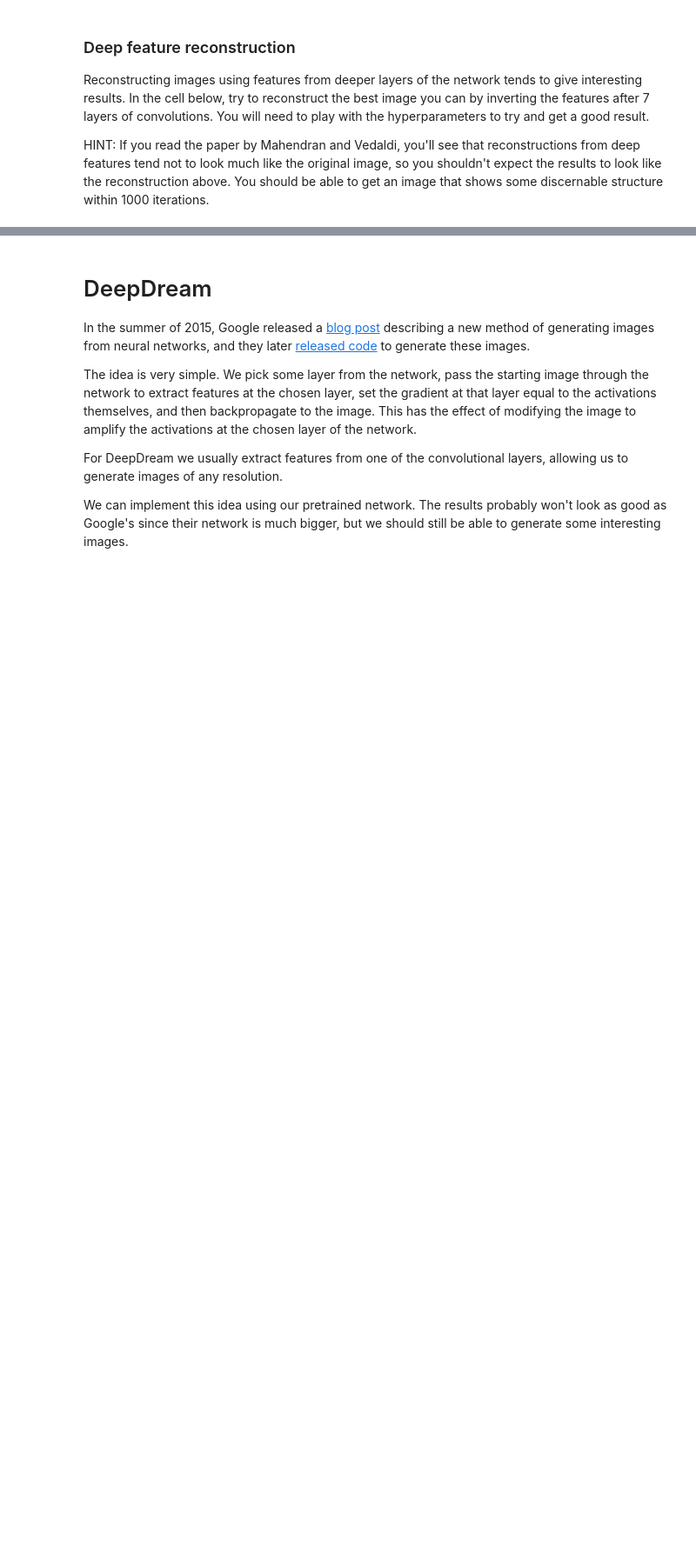
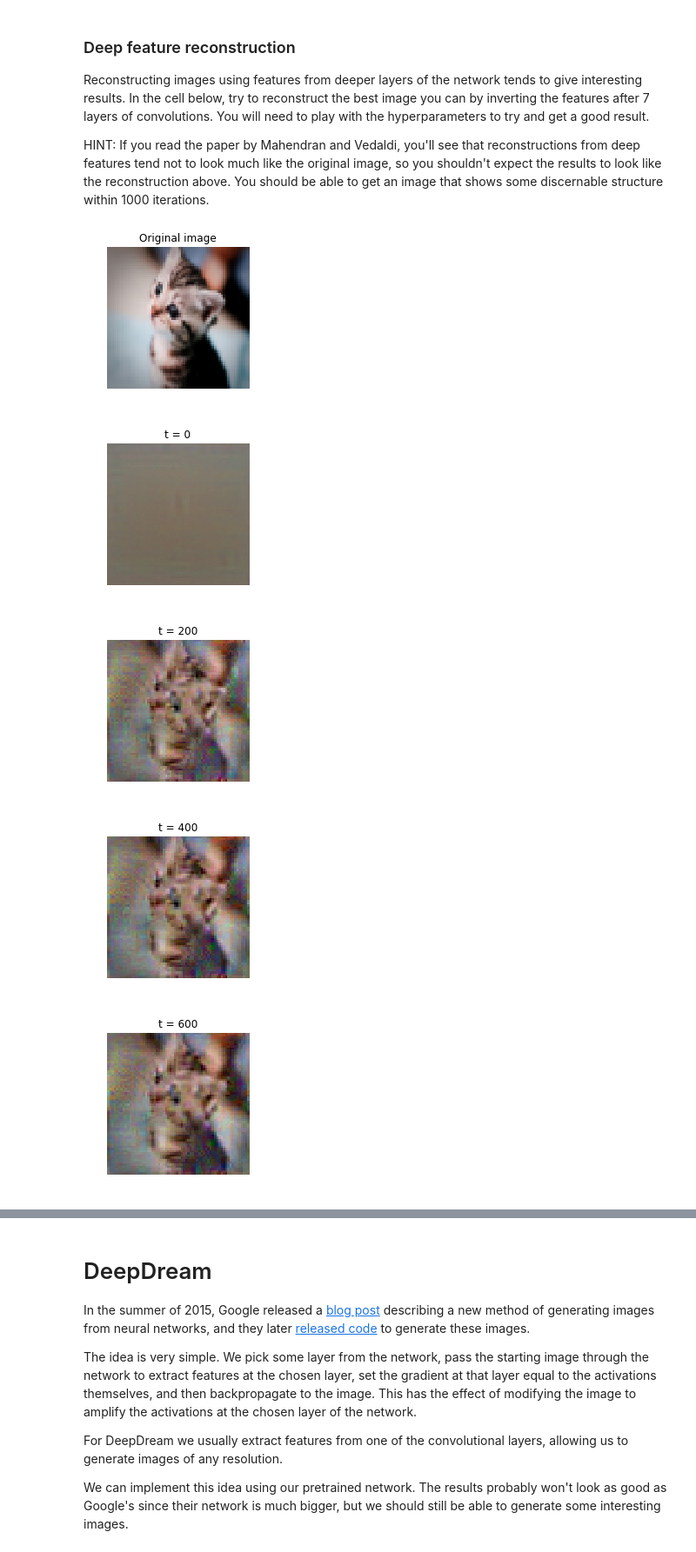
Before and after one commit to gody7334/cs231n_assignment, a Jupyter notebook: assignment3/ImageGeneration.ipynb, the cells around one changed output, grey strips where cells are left out. Shown at 87% size. Cells and saved outputs as stored; diff of their text form; code cells hidden in the pictures; blank space fills up the shorter version.

```diff
--- a/assignment3/ImageGeneration.ipynb
+++ b/assignment3/ImageGeneration.ipynb
@@ -181,7 +200,14 @@ def invert_features(target_feats, layer, model, **kwargs):
     # large pixel values in the generated image using the l2_reg parameter;    #
     # then update the generated image using the learning_rate from above.      #
     ############################################################################
-    pass
+    # E = sum(target_feats - X_score )**2/sum(XT_score**2) + reg*sum(X**2)
+    # dE/dX = -2*(target_feats - X_score) + 2*X
+
+    X_score, X_cache = model.forward(X,mode='test',end=layer)
+    dX_score = -2*(target_feats - X_score)
+    dX, grads = model.backward(dX_score, X_cache)
+    # Remove the diff (gradient decent)
+    X-=learning_rate*(dX+l2_reg*(X*2))
     ############################################################################
     #                             END OF YOUR CODE                             #
     ############################################################################
@@ -237,28 +270,34 @@ HINT: If you read the paper by Mahendran and Vedaldi, you'll see that reconstruc
 # %%
 filename = 'kitten.jpg'
 layer = 6 # layers start from 0 so these are features after 7 convolutions
 img = imresize(imread(filename), (64, 64))
 
 plt.imshow(img)
 plt.gcf().set_size_inches(3, 3)
 plt.title('Original image')
 plt.axis('off')
 plt.show()
 
 # Preprocess the image before passing it to the network:
 # subtract the mean, add a dimension, etc
 img_pre = preprocess_image(img, data['mean_image'])
 
 # Extract features from the image
 feats, _ = model.forward(img_pre, end=layer)
 
 # Invert the features
 # You will need to play with these parameters.
 kwargs = {
-  'num_iterations': 1000,
-  'learning_rate': 0,
-  'l2_reg': 0,
-  'show_every': 100,
-  'blur_every': 0,
+  'num_iterations': 2000,
+  'learning_rate': 5000,
+  'l2_reg': 1e-8,
+  'show_every': 200,
+  'blur_every': 10,
 }
 X = invert_features(feats, layer, model, **kwargs)
+# %% [output]
+[figure, added]
+[figure, added]
+[figure, added]
+[figure, added]
+[figure, added]
```
Also changed, not shown: parts of 7 cells of this notebook, 1 other file.
